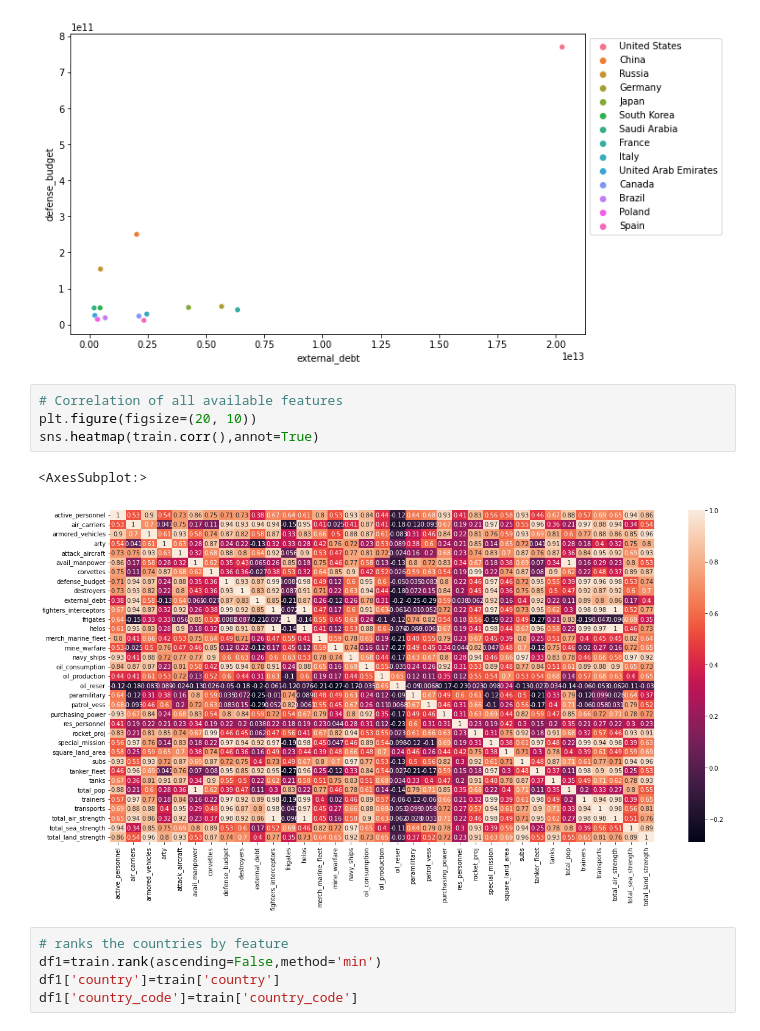
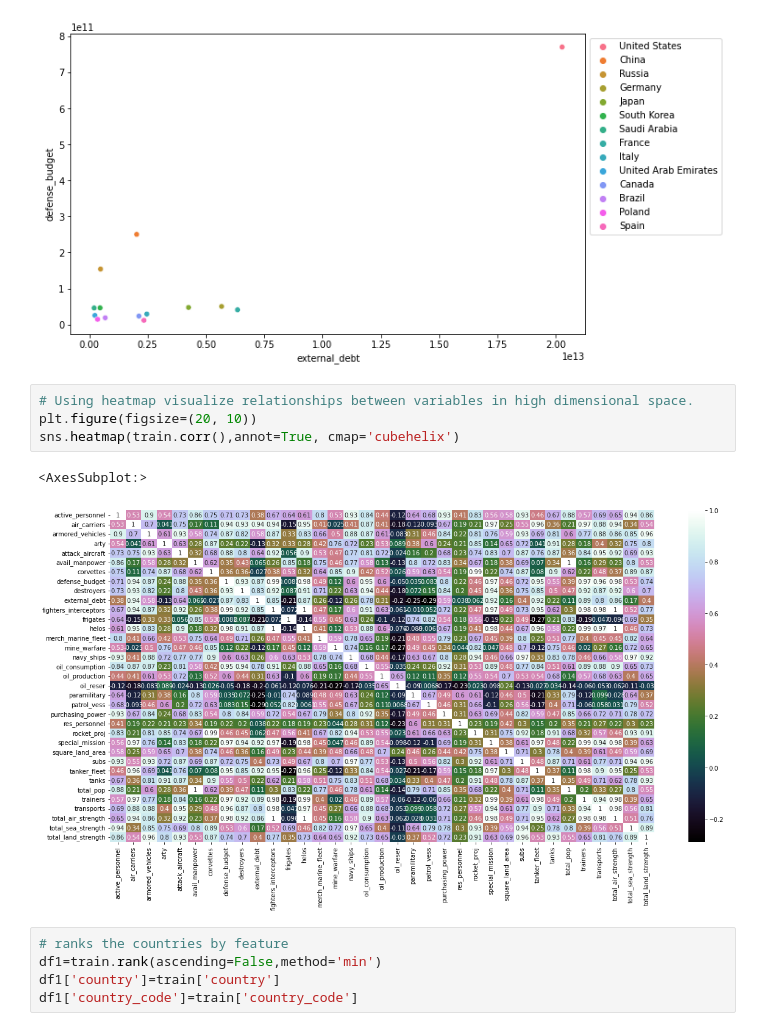
Before and after one commit to raycerna/military-firepower, a Jupyter notebook: explore_model.ipynb, the cells around one changed output. Cells and saved outputs as stored; diff of their text form.

```diff
--- a/explore_model.ipynb
+++ b/explore_model.ipynb
@@ -193,12 +193,12 @@ plt.legend(loc = 2, bbox_to_anchor = (1,1))
 <matplotlib.legend.Legend at 0x...>
 [figure]
 # %%
-# Correlation of all available features
+# Using heatmap visualize relationships between variables in high dimensional space.
 plt.figure(figsize=(20, 10))
-sns.heatmap(train.corr(),annot=True)
+sns.heatmap(train.corr(),annot=True, cmap='cubehelix')
 # %% [output]
 <AxesSubplot:>
-[figure, old version]
+[figure, new version]
 # %%
 # ranks the countries by feature
 df1=train.rank(ascending=False,method='min')
```
Also changed, not shown: parts of 1 cell of this notebook.
